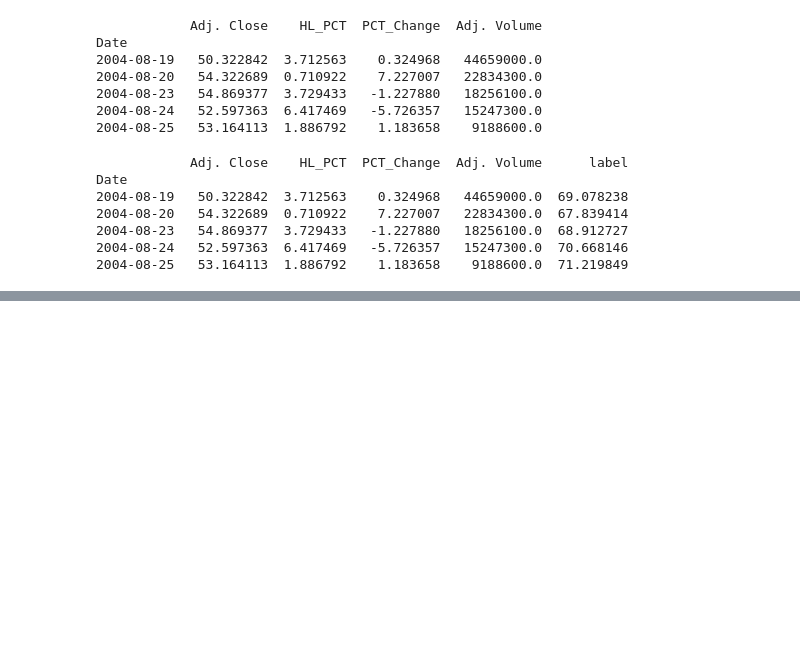
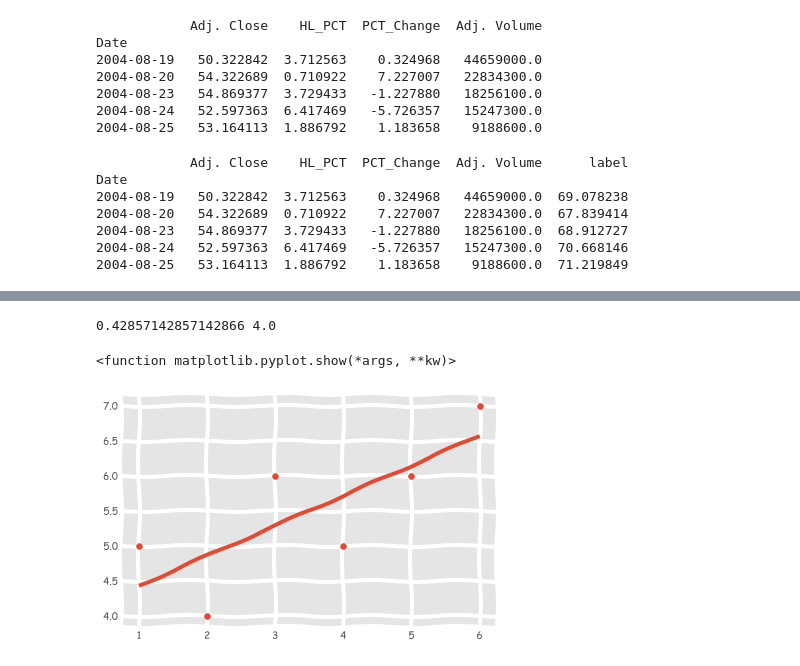
Before and after one commit to JohnReilly70/Sklearn-ML, a Jupyter notebook: ML.ipynb, the cells around one changed output, grey strips where cells are left out. Saved outputs shown, nothing was run; the diff lists cells and outputs as text; code cells hidden in the pictures; blank space fills up the shorter version.

Commit message:
creating own linear regression code

```diff
--- a/ML.ipynb
+++ b/ML.ipynb
@@ -330 +330,43 @@ plt.show()
 [figure]
+# %%
+#linear regression
+#y=mx+b
+
+
+from statistics import mean
+import numpy as np
+import matplotlib.pyplot as plt
+from matplotlib import style
+
+style.use('ggplot')
+
+
+
+xs = np.array([1,2,3,4,5,6], dtype=np.float64)
+ys = np.array([5,4,6,5,6,7], dtype=np.float64)
+
+def best_fit_slope_and_intercept(xs,ys):
+	m = ( (mean(xs)*mean(ys)) - mean(xs*ys) ) / ( (mean(xs)**2) - mean(xs**2) )
+	b = mean(ys)-m*mean(xs)
+	return m, b
+
+
+
+m, b= best_fit_slope_and_intercept(xs, ys)
+
+print(m, b)
+
+regression_line = [(m*x)+b  for x in xs]
+
+
+predict_x = 8
+predict_y = m*predict_x+b
+
+plt.scatter(xs, ys)
+plt.scatter(predict_x,  predict_y, color='g')
+plt.plot(xs, regression_line)
+plt.show()
+# %% [output]
+0.42857142857142866 4.0
+<function matplotlib.pyplot.show(*args, **kw)>
+[figure, added]
```
Also changed, not shown: parts of 4 cells of this notebook.
